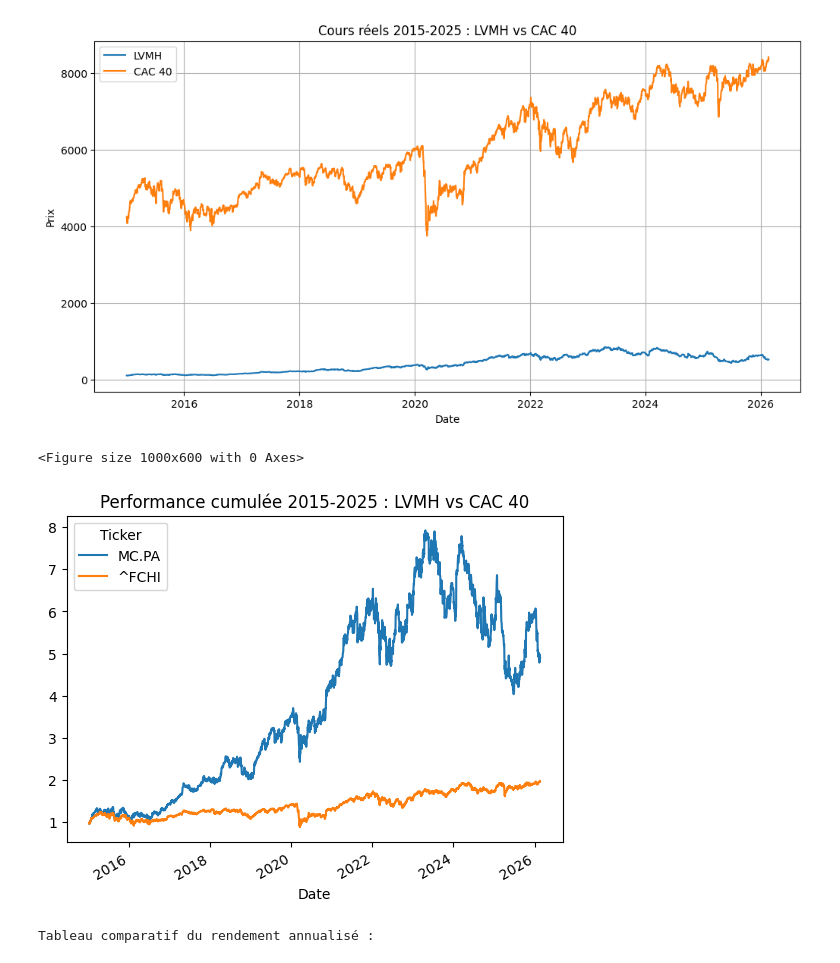
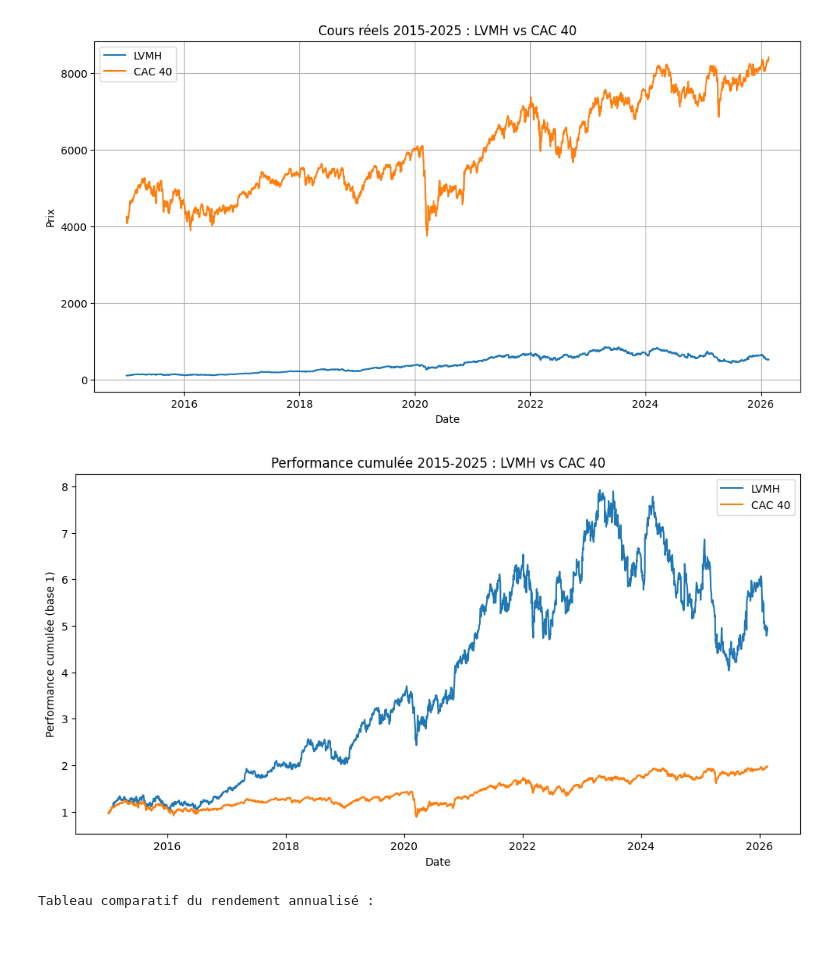
Before and after one commit to melynazrd/IAE_METZ_2026_DATA_AUDIT, a Jupyter notebook: SCRIPTS/analyse_bourse.ipynb, the cells around one changed output. Drawn from its saved outputs; the diff is of its cells as text; code cells hidden in the pictures.

Commit message:
ajout perf cumulé

```diff
--- a/SCRIPTS/analyse_bourse.ipynb
+++ b/SCRIPTS/analyse_bourse.ipynb
@@ -276,15 +278,21 @@ plt.show()
 [figure]
 # %%
 # Performance Cumulée
-cumulative = (1 + returns).cumprod()
+rendements = data.pct_change().dropna()
+performance_cumulee = (1 + rendements).cumprod()
+performance_cumulee.columns = ['LVMH', 'CAC40']
+plt.figure(figsize=(12,6))
 
-plt.figure(figsize=(10,6))
-cumulative.plot()
+plt.plot(performance_cumulee.index, performance_cumulee['LVMH'], label='LVMH')
+plt.plot(performance_cumulee.index, performance_cumulee['CAC40'], label='CAC 40')
+
 plt.title("Performance cumulée 2015-2025 : LVMH vs CAC 40")
+plt.xlabel("Date")
+plt.ylabel("Performance cumulée (base 1)")
+plt.legend()
 plt.show()
 # %% [output]
-<Figure size 1000x600 with 0 Axes>
-[figure, old version]
+[figure, new version]
 # %%
 # Rendements annualisés
 annual_return = returns.mean() * 252
```
Also changed, not shown: parts of 6 cells of this notebook.
